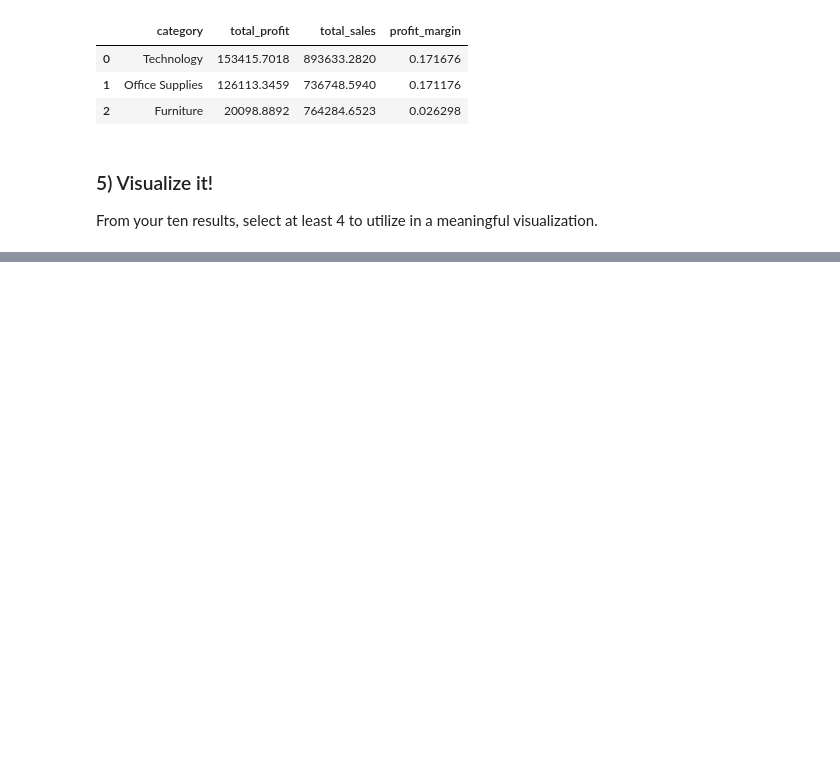
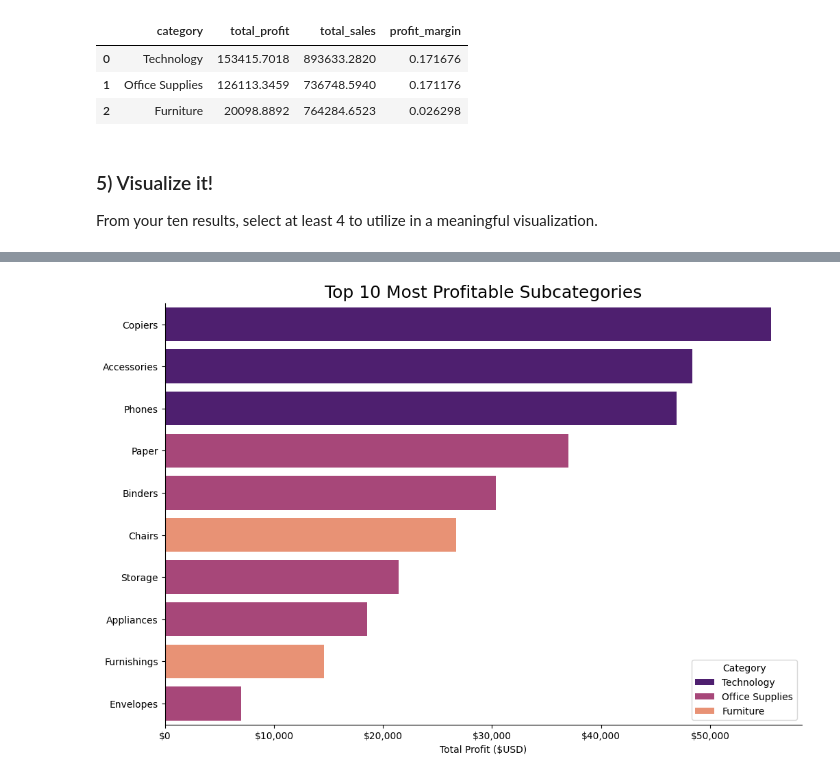
Before and after one commit to Wyparks04/DataAnalysisModule3, a Jupyter notebook: Week4/notebooks/superstore_sales_workflow.ipynb, the cells around one changed output, grey strips where cells are left out. Drawn from its saved outputs; the diff is of its cells as text; code cells hidden in the pictures; blank space fills up the shorter version.

```diff
--- a/Week4/notebooks/superstore_sales_workflow.ipynb
+++ b/Week4/notebooks/superstore_sales_workflow.ipynb
@@ -458,0 +479,28 @@ plt.show()
+# %%
+# visualization two code here
+plt.figure(figsize=(12,8))
+
+# Take the top 10 most profitable subcategories for a readable plot
+top10_profit = result3.head(10)
+
+sns.barplot(
+    data=top10_profit,
+    x='total_profit',
+    y='subcategory',
+    hue='category',
+    palette='magma'
+)
+
+plt.title('Top 10 Most Profitable Subcategories', fontsize=18)
+plt.xlabel('Total Profit ($USD)')
+plt.ylabel(None)
+
+# Format y-axis with dollar signs and commas
+ax = plt.gca()
+ax.xaxis.set_major_formatter(mticker.FuncFormatter(lambda x, _: f'${x:,.0f}'))
+
+sns.despine()
+plt.legend(title='Category')
+plt.show()
+# %% [output]
+[figure, added]
```
Also changed, not shown: parts of 8 cells of this notebook.
